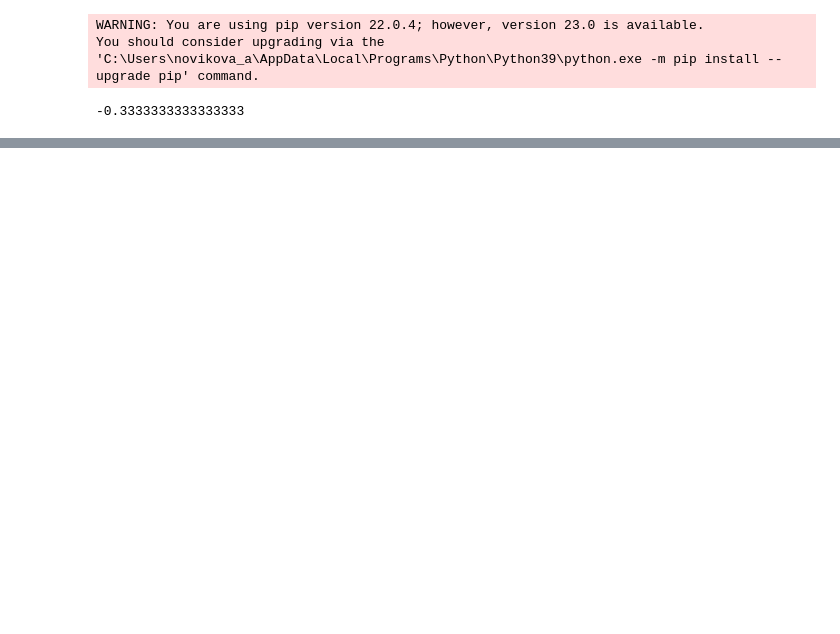
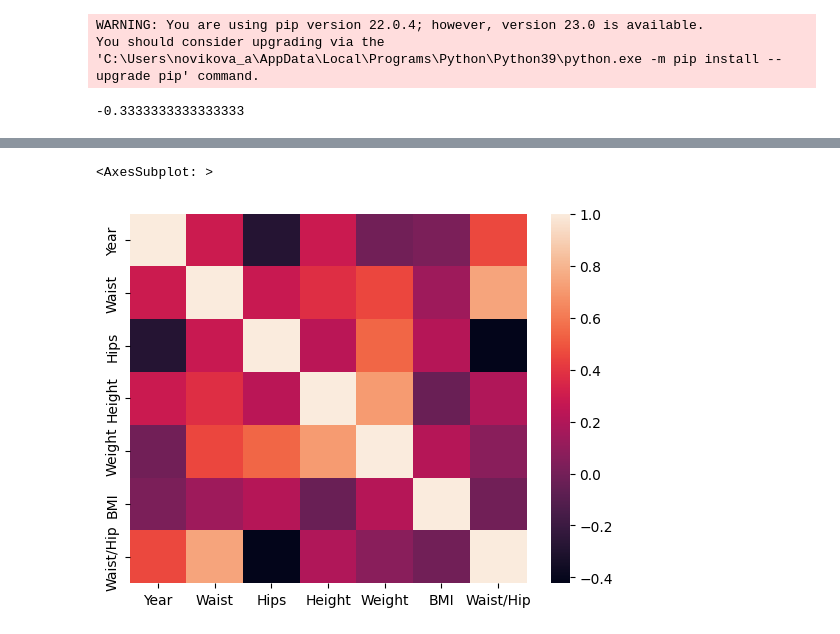
Before and after one commit to sanchopanso92/IDE, a Jupyter notebook: Working_theory/EDA/EDA-2. Математическая статистика в контексте EDA/task.ipynb, the cells around one changed output, grey strips where cells are left out. Drawn from its saved outputs; the diff is of its cells as text; code cells hidden in the pictures; blank space fills up the shorter version.

```diff
--- a/Working_theory/EDA/EDA-2. Математическая статистика в контексте EDA/task.ipynb
+++ b/Working_theory/EDA/EDA-2. Математическая статистика в контексте EDA/task.ipynb
@@ -116,3 +116,5 @@ y = [+1, +1, +1, -1] # список значений признака y
 matthews_corrcoef(x, y) # рассчитаем коэффициент корреляции Мэтьюса
 # %% [output]
 -0.3333333333333333
+# %%
+data = pd.read_csv('model.csv')
@@ -118,0 +132,6 @@ matthews_corrcoef(x, y) # рассчитаем коэффициент корре
+# %%
+import seaborn as sns
+sns.heatmap(data.corr())
+# %% [output]
+<AxesSubplot: >
+[figure, added]
```
Also changed, not shown: parts of 7 cells of this notebook, 7 other files.
